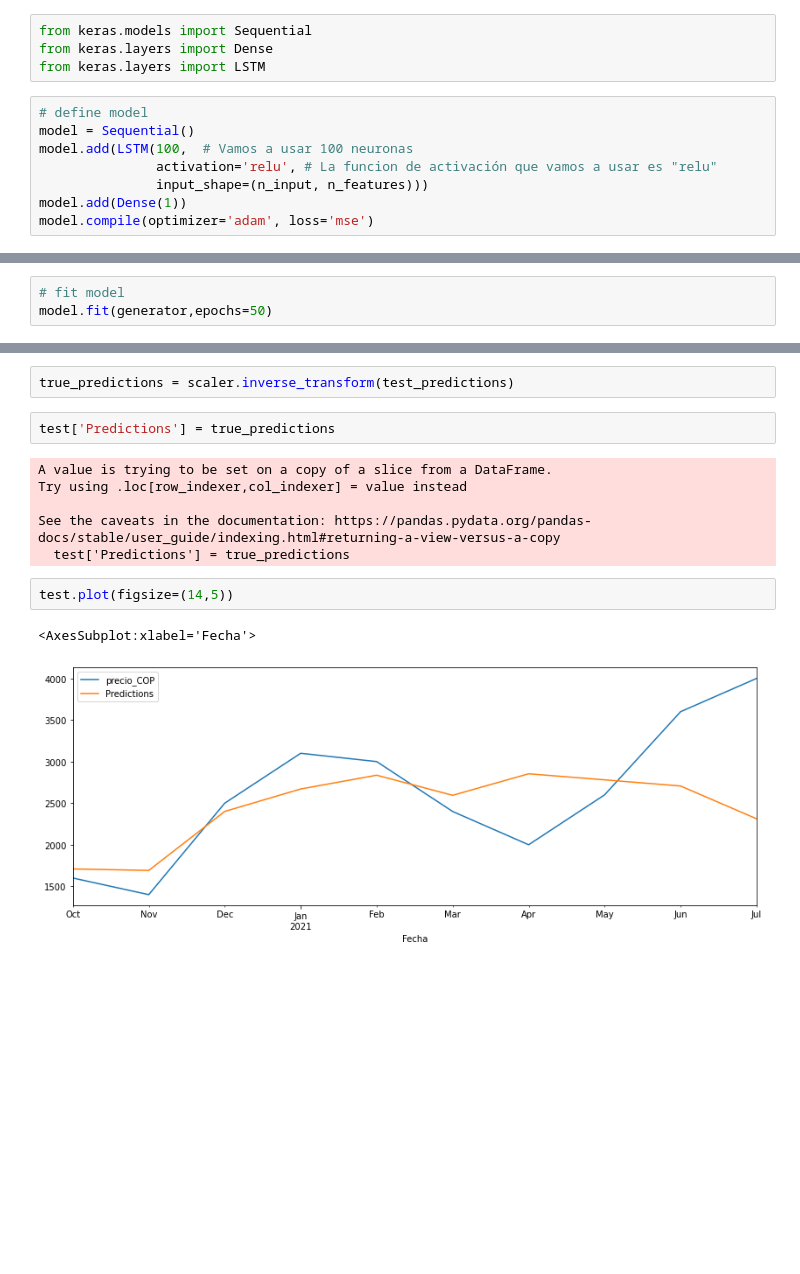
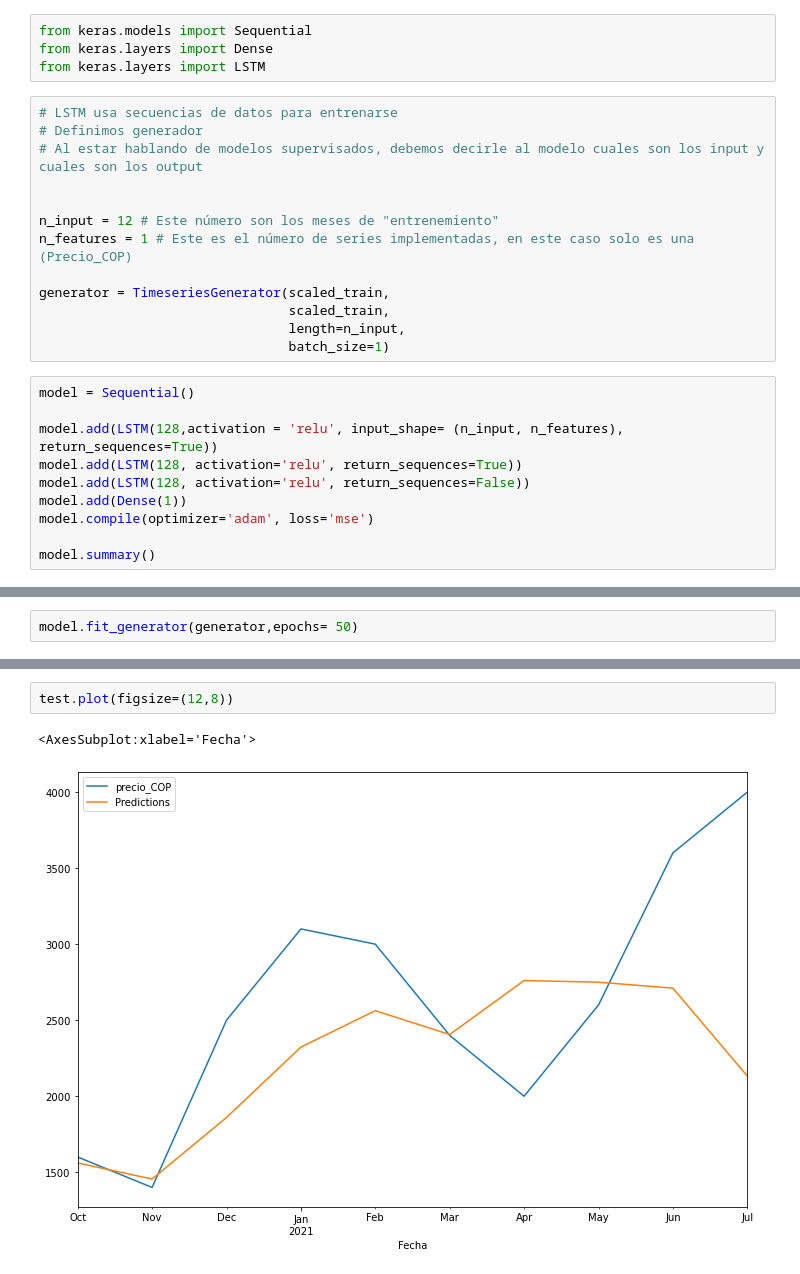
Before and after one commit to pedroechev/MandCod-FINAL, a Jupyter notebook: 3 - MandCod - Regresor de red neuronal RNN(LSTM).ipynb, the cells around one changed output, grey strips where cells are left out. Cells and saved outputs as stored; diff of their text form; blank space fills up the shorter version.

```diff
--- a/3 - MandCod - Regresor de red neuronal RNN(LSTM).ipynb
+++ b/3 - MandCod - Regresor de red neuronal RNN(LSTM).ipynb
@@ -135,14 +112,29 @@ generator = TimeseriesGenerator(scaled_train, scaled_train, length=n_input, batc
 from keras.models import Sequential
 from keras.layers import Dense
 from keras.layers import LSTM
+# %%
+# LSTM usa secuencias de datos para entrenarse
+# Definimos generador
+# Al estar hablando de modelos supervisados, debemos decirle al modelo cuales son los input y cuales son los output
+
+
+n_input = 12 # Este número son los meses de "entrenemiento"
+n_features = 1 # Este es el número de series implementadas, en este caso solo es una (Precio_COP)
+
+generator = TimeseriesGenerator(scaled_train,
+                                scaled_train,
+                                length=n_input,
+                                batch_size=1)
 # %%
-# define model
 model = Sequential()
-model.add(LSTM(100,  # Vamos a usar 100 neuronas
-               activation='relu', # La funcion de activación que vamos a usar es "relu"
-               input_shape=(n_input, n_features)))
+
+model.add(LSTM(128,activation = 'relu', input_shape= (n_input, n_features), return_sequences=True))
+model.add(LSTM(128, activation='relu', return_sequences=True))
+model.add(LSTM(128, activation='relu', return_sequences=False))
 model.add(Dense(1))
 model.compile(optimizer='adam', loss='mse')
+
+model.summary()
 # %% [output]
 Metal device set to: Apple M1
 WARNING:tensorflow:Layer lstm will not use cuDNN kernels since it doesn't meet the criteria. It will use a generic GPU kernel as fallback when running on GPU.
@@ -166,5 +161,4 @@ _________________________________________________________________
 # %%
-# fit model
-model.fit(generator,epochs=50)
+model.fit_generator(generator,epochs= 50)
 # %% [output]
 Epoch 1/50
@@ -252,18 +258,8 @@ test.head()
-# %%
-true_predictions = scaler.inverse_transform(test_predictions)
-# %%
-test['Predictions'] = true_predictions
-# %% [output]
-A value is trying to be set on a copy of a slice from a DataFrame.
-Try using .loc[row_indexer,col_indexer] = value instead
-
-See the caveats in the documentation: https://pandas.pydata.org/pandas-docs/stable/user_guide/indexing.html#returning-a-view-versus-a-copy
-  test['Predictions'] = true_predictions
 # %%
-test.plot(figsize=(14,5))
+test.plot(figsize=(12,8))
 # %% [output]
 <AxesSubplot:xlabel='Fecha'>
-[figure, old version]
+[figure, new version]
 # %%
 from sklearn.metrics import mean_squared_error
 from math import sqrt
```
Also changed, not shown: parts of 19 cells of this notebook, 3 other files.
